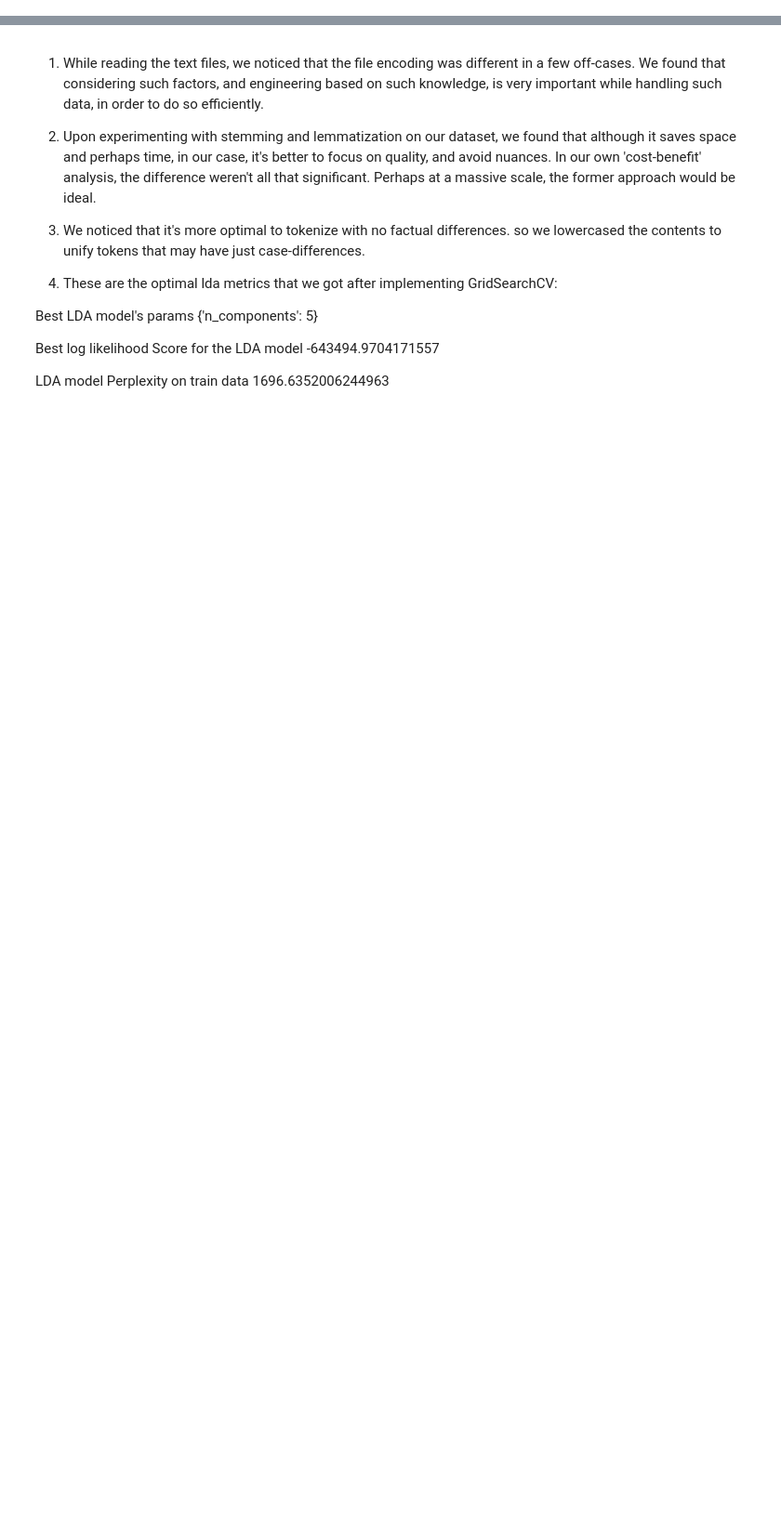
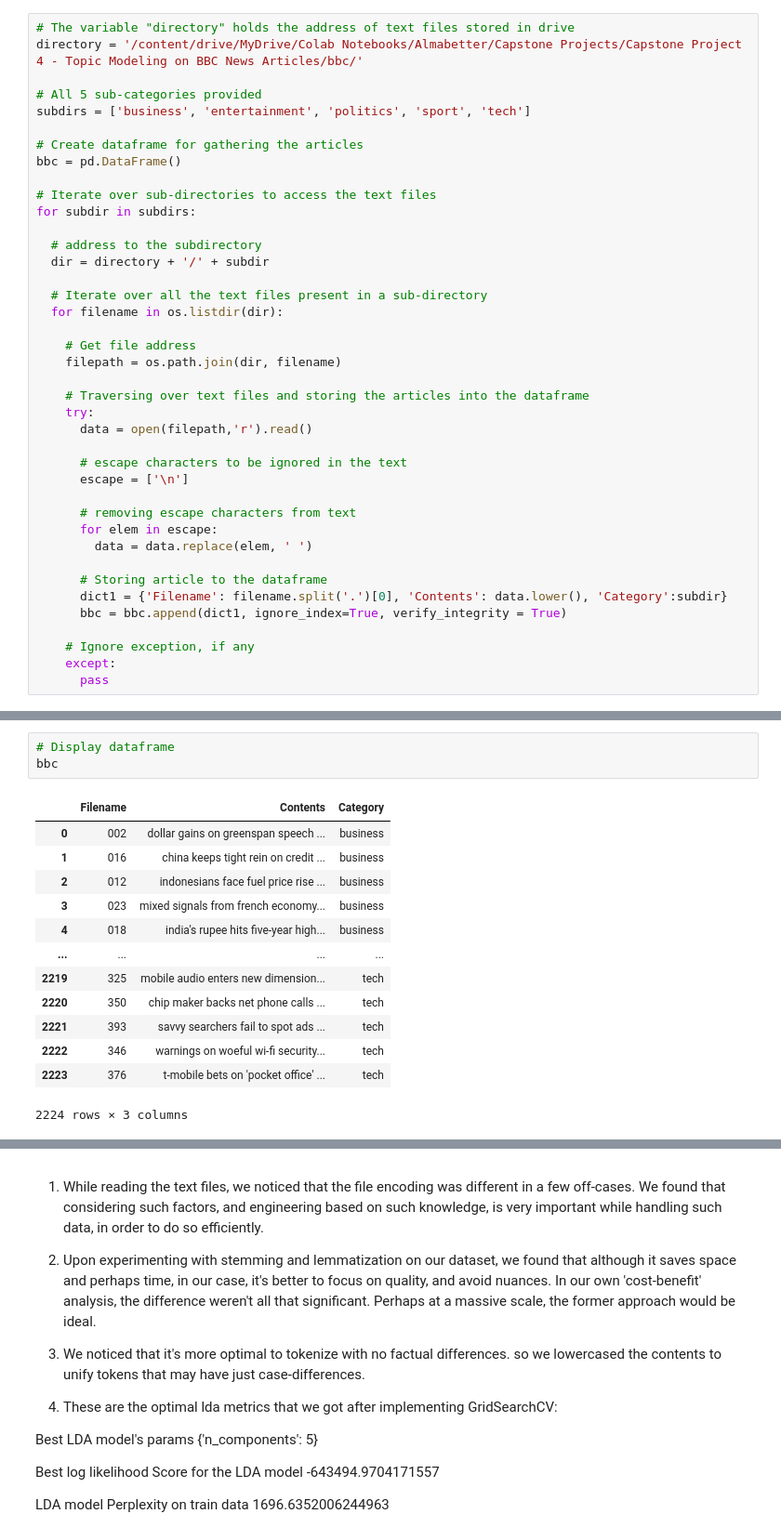
Before and after one commit to saahilahujaa/Topic-Modelling-on-BBC-News-Articles, a Jupyter notebook: Topic_Modelling_on_BBC_News_Articles.ipynb, the cells around one changed output, grey strips where cells are left out. Shown at 93% size. Cells and saved outputs as stored; diff of their text form; blank space fills up the shorter version.

```diff
--- a/Topic_Modelling_on_BBC_News_Articles.ipynb
+++ b/Topic_Modelling_on_BBC_News_Articles.ipynb
@@ -402,0 +90,40 @@ Conclusions (intuitive) (Keshav, Sahil, Jayesh kindly simplify anything which se
+# %%
+# The variable "directory" holds the address of text files stored in drive
+directory = '/content/drive/MyDrive/Colab Notebooks/Almabetter/Capstone Projects/Capstone Project 4 - Topic Modeling on BBC News Articles/bbc/'
+
+# All 5 sub-categories provided
+subdirs = ['business', 'entertainment', 'politics', 'sport', 'tech']
+
+# Create dataframe for gathering the articles
+bbc = pd.DataFrame()
+
+# Iterate over sub-directories to access the text files
+for subdir in subdirs:
+
+  # address to the subdirectory
+  dir = directory + '/' + subdir
+
+  # Iterate over all the text files present in a sub-directory
+  for filename in os.listdir(dir):
+
+    # Get file address
+    filepath = os.path.join(dir, filename)
+
+    # Traversing over text files and storing the articles into the dataframe
+    try:
+      data = open(filepath,'r').read()
+
+      # escape characters to be ignored in the text
+      escape = ['\n']
+
+      # removing escape characters from text
+      for elem in escape:
+        data = data.replace(elem, ' ')
+
+      # Storing article to the dataframe
+      dict1 = {'Filename': filename.split('.')[0], 'Contents': data.lower(), 'Category':subdir}
+      bbc = bbc.append(dict1, ignore_index=True, verify_integrity = True)
+
+    # Ignore exception, if any
+    except:
+      pass
@@ -402,0 +135,17 @@ Conclusions (intuitive) (Keshav, Sahil, Jayesh kindly simplify anything which se
+# %%
+# Display dataframe
+bbc
+# %% [output]
+|  | Filename | Contents | Category |
+| 0 | 002 | dollar gains on greenspan speech ... | business |
+| 1 | 016 | china keeps tight rein on credit ... | business |
+| 2 | 012 | indonesians face fuel price rise ... | business |
+| 3 | 023 | mixed signals from french economy... | business |
+| 4 | 018 | india's rupee hits five-year high... | business |
+| ... | ... | ... | ... |
+| 2219 | 325 | mobile audio enters new dimension... | tech |
+| 2220 | 350 | chip maker backs net phone calls ... | tech |
+| 2221 | 393 | savvy searchers fail to spot ads ... | tech |
+| 2222 | 346 | warnings on woeful wi-fi security... | tech |
+| 2223 | 376 | t-mobile bets on 'pocket office' ... | tech |
+2224 rows × 3 columns
```
Also changed, not shown: parts of 129 cells of this notebook.
